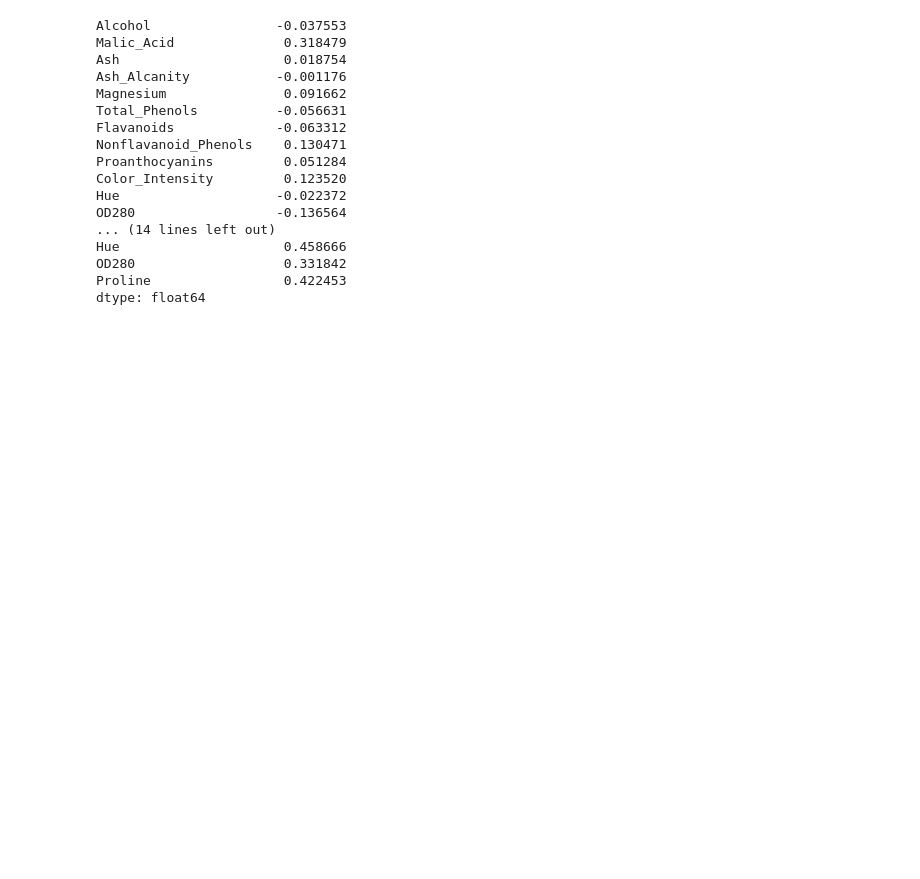
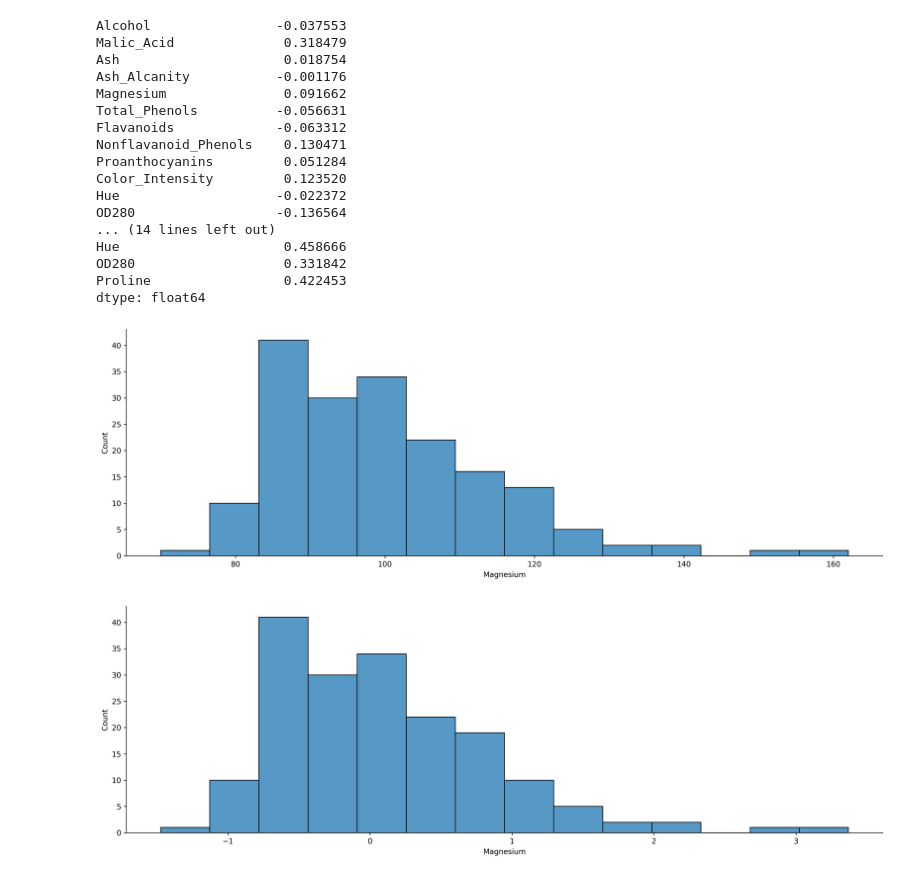
Before and after one commit to gellygelly/DataAnalysisEx, a Jupyter notebook: CH11/11.4.1.데이터 표준화와 정규화 스케일링 실습.ipynb, the cells around one changed output. Cells and saved outputs as stored; diff of their text form; code cells hidden in the pictures; blank space fills up the shorter version.

```diff
--- a/CH11/11.4.1.데이터 표준화와 정규화 스케일링 실습.ipynb
+++ b/CH11/11.4.1.데이터 표준화와 정규화 스케일링 실습.ipynb
@@ -222,3 +222,14 @@ Hue                     0.458666
 OD280                   0.331842
 Proline                 0.422453
 dtype: float64
+# %%
+# Magnesium 칼럼 RobustScaler 적용 전과 후 분포 비교
+
+%matplotlib inline
+sns.displot(df['Magnesium'], height=5, aspect=3)
+sns.displot(df_robust['Magnesium'], height=5, aspect=3)
+
+plt.show()
+# %% [output]
+[figure, added]
+[figure, added]
```
Also changed, not shown: 5 other files.
